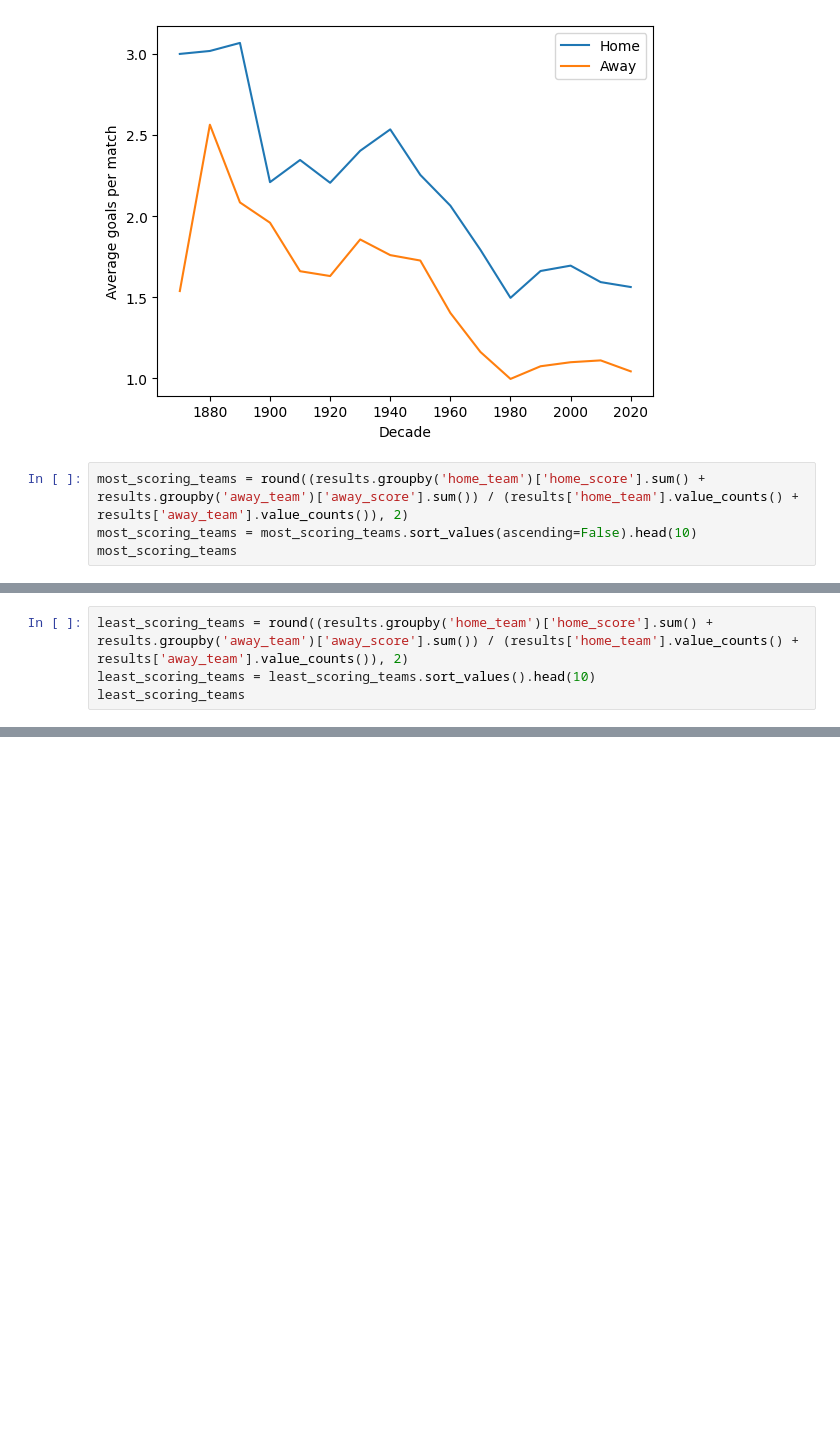
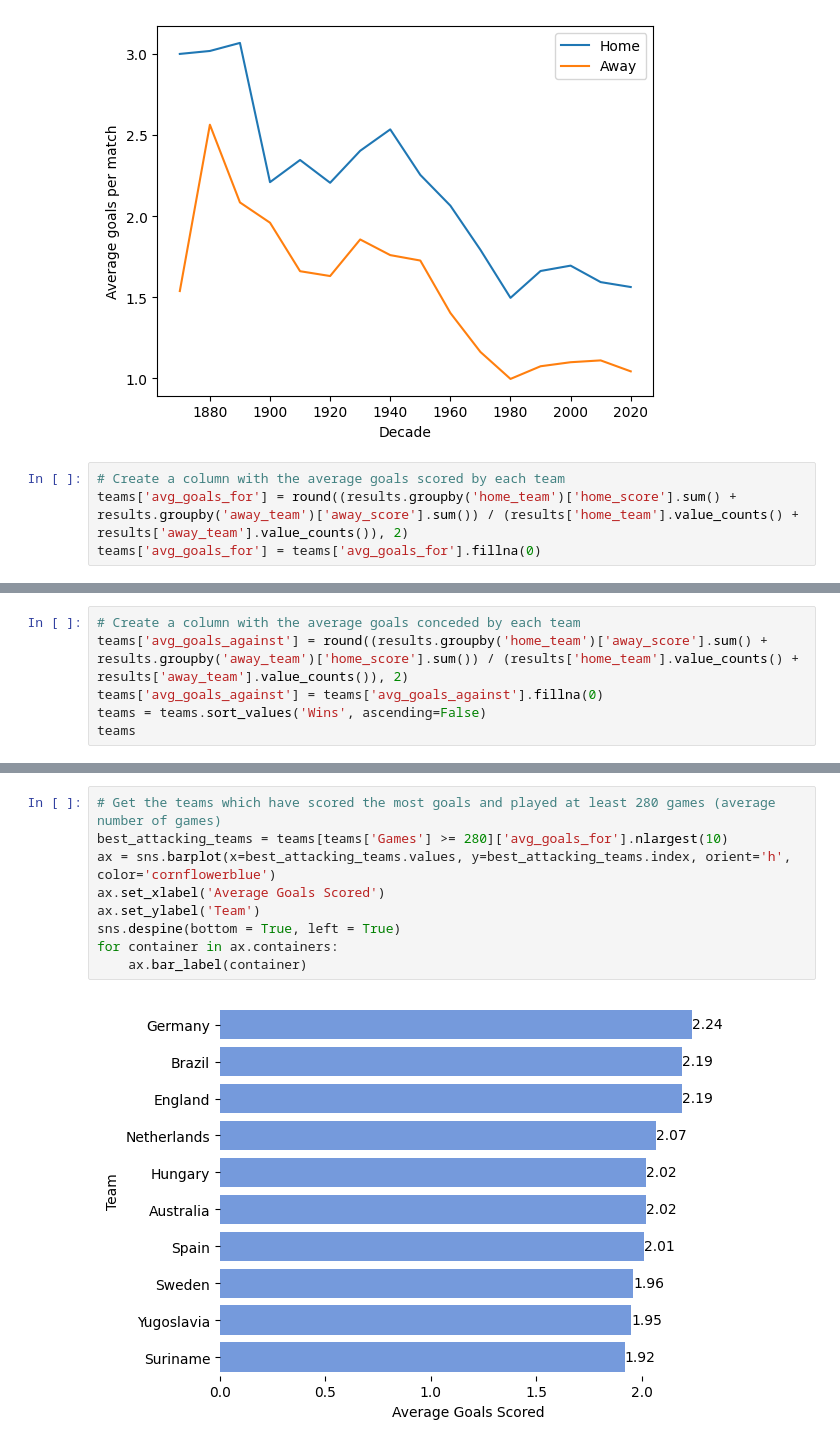
Before and after one commit to zina1t/Football-Matches-Analysis, a Jupyter notebook: football.ipynb, the cells around one changed output, grey strips where cells are left out. Drawn from its saved outputs; the diff is of its cells as text; blank space fills up the shorter version.

```diff
--- a/football.ipynb
+++ b/football.ipynb
@@ -229,6 +199,6 @@ plt.show()
 # %% [output]
 [figure]
 # %%
-most_scoring_teams = round((results.groupby('home_team')['home_score'].sum() + results.groupby('away_team')['away_score'].sum()) / (results['home_team'].value_counts() + results['away_team'].value_counts()), 2)
-most_scoring_teams = most_scoring_teams.sort_values(ascending=False).head(10)
-most_scoring_teams
+# Create a column with the average goals scored by each team
+teams['avg_goals_for'] = round((results.groupby('home_team')['home_score'].sum() + results.groupby('away_team')['away_score'].sum()) / (results['home_team'].value_counts() + results['away_team'].value_counts()), 2)
+teams['avg_goals_for'] = teams['avg_goals_for'].fillna(0)
@@ -247,5 +205,7 @@ dtype: float64
 # %%
-least_scoring_teams = round((results.groupby('home_team')['home_score'].sum() + results.groupby('away_team')['away_score'].sum()) / (results['home_team'].value_counts() + results['away_team'].value_counts()), 2)
-least_scoring_teams = least_scoring_teams.sort_values().head(10)
-least_scoring_teams
+# Create a column with the average goals conceded by each team
+teams['avg_goals_against'] = round((results.groupby('home_team')['away_score'].sum() + results.groupby('away_team')['home_score'].sum()) / (results['home_team'].value_counts() + results['away_team'].value_counts()), 2)
+teams['avg_goals_against'] = teams['avg_goals_against'].fillna(0)
+teams = teams.sort_values('Wins', ascending=False)
+teams
 # %% [output]
@@ -262,0 +225,11 @@ dtype: float64
+# %%
+# Get the teams which have scored the most goals and played at least 280 games (average number of games)
+best_attacking_teams = teams[teams['Games'] >= 280]['avg_goals_for'].nlargest(10)
+ax = sns.barplot(x=best_attacking_teams.values, y=best_attacking_teams.index, orient='h', color='cornflowerblue')
+ax.set_xlabel('Average Goals Scored')
+ax.set_ylabel('Team')
+sns.despine(bottom = True, left = True)
+for container in ax.containers:
+    ax.bar_label(container)
+# %% [output]
+[figure, added]
```
Also changed, not shown: parts of 6 cells of this notebook.
